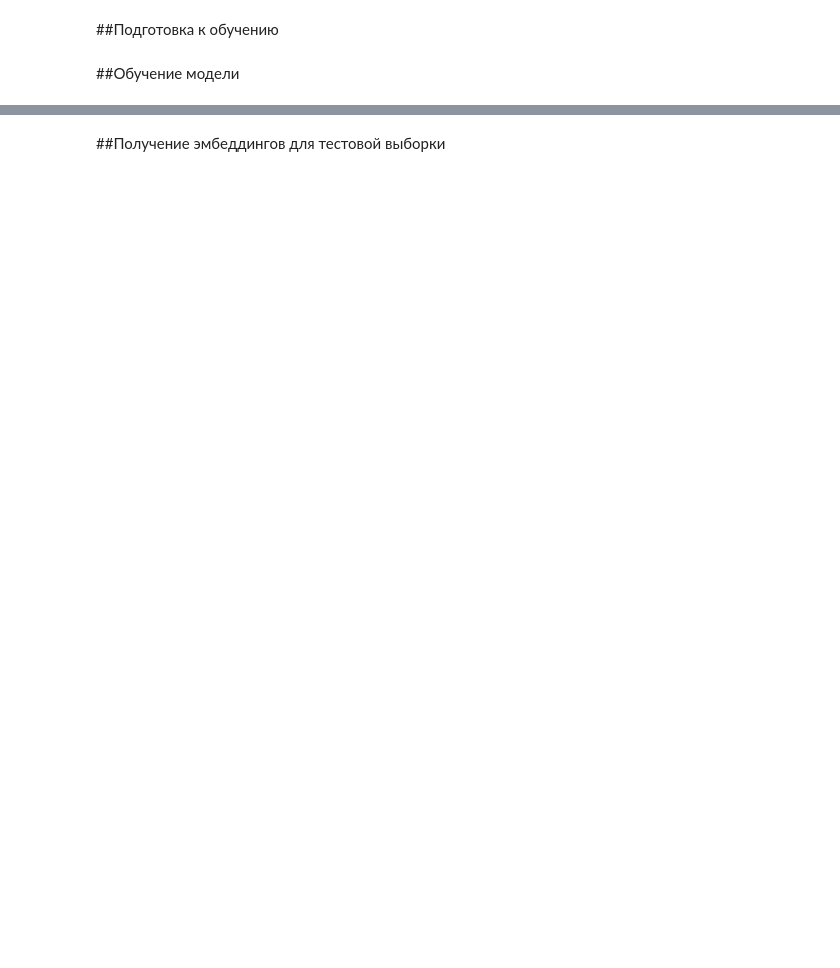
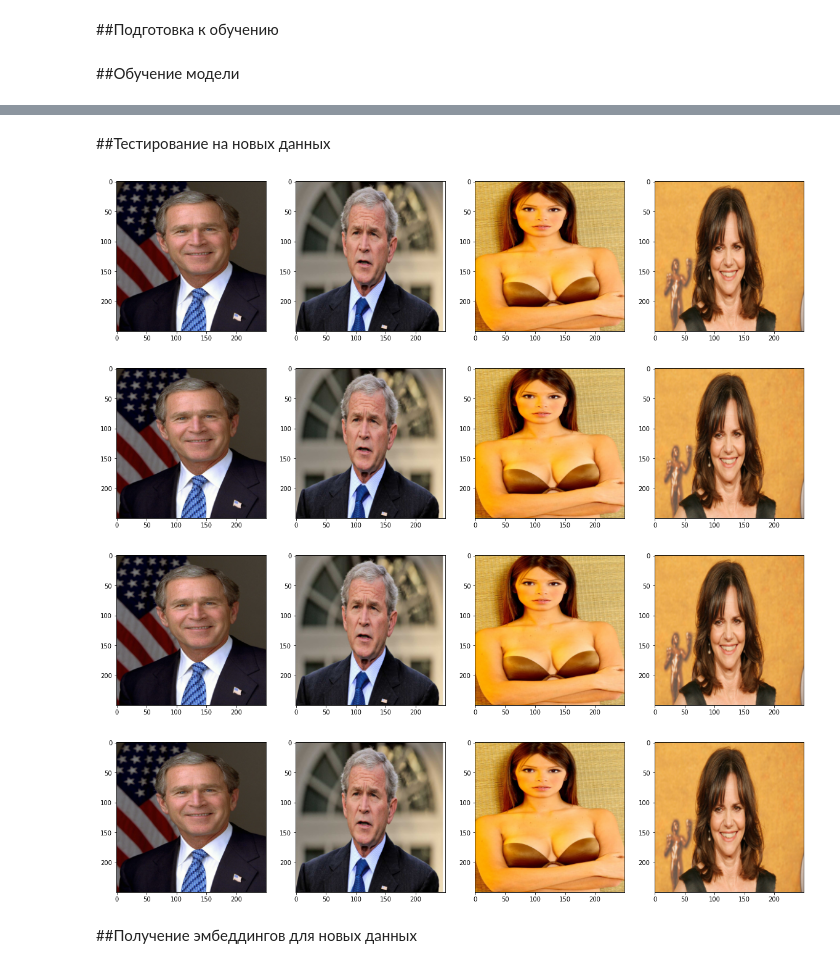
Before and after one commit to annulet/CNN_NVIDIA, a Jupyter notebook: hw_6_face_verification.ipynb, the cells around one changed output, grey strips where cells are left out. Drawn from its saved outputs; the diff is of its cells as text; code cells hidden in the pictures; blank space fills up the shorter version.

```diff
--- a/hw_6_face_verification.ipynb
+++ b/hw_6_face_verification.ipynb
@@ -155,2 +191,34 @@ Wall time: 18min 21s
+# %% [markdown]
+##Тестирование на новых данных
+# %%
+def load_and_prepare_image(fpath):
+    import imageio
+    from skimage.transform import resize
+    img = imageio.imread(fpath, pilmode="RGB")
+    img = img.astype(np.float32)/255
+    img = resize(img, (250, 250, 3), mode='reflect', anti_aliasing=True)
+    img = np.reshape(img, (250, 250, 3))
+    return img
+
+img_a1 = load_and_prepare_image('George_W_Bush_1.jpeg')
+img_a2 = load_and_prepare_image('George_W_Bush_2.jpg')
+img_b = load_and_prepare_image('Mariangel_Ruiz_Torrealba.jpg')
+img_c = load_and_prepare_image('Sally_Field.jpg')
+# %%
+fig = plt.figure(figsize=(20,10))
+ax = fig.add_subplot(1, 4, 1)
+ax.imshow(img_a1)
+ax = fig.add_subplot(1, 4, 2)
+ax.imshow(img_a2)
+ax = fig.add_subplot(1, 4, 3)
+ax.imshow(img_b)
+ax = fig.add_subplot(1, 4, 4)
+ax.imshow(img_c)
+plt.show()
+# %% [output]
+[figure, added]
+[figure, added]
+[figure, added]
+[figure, added]
 # %% [markdown]
-##Получение эмбеддингов для тестовой выборки
+##Получение эмбеддингов для новых данных
```
Also changed, not shown: parts of 21 cells of this notebook.
